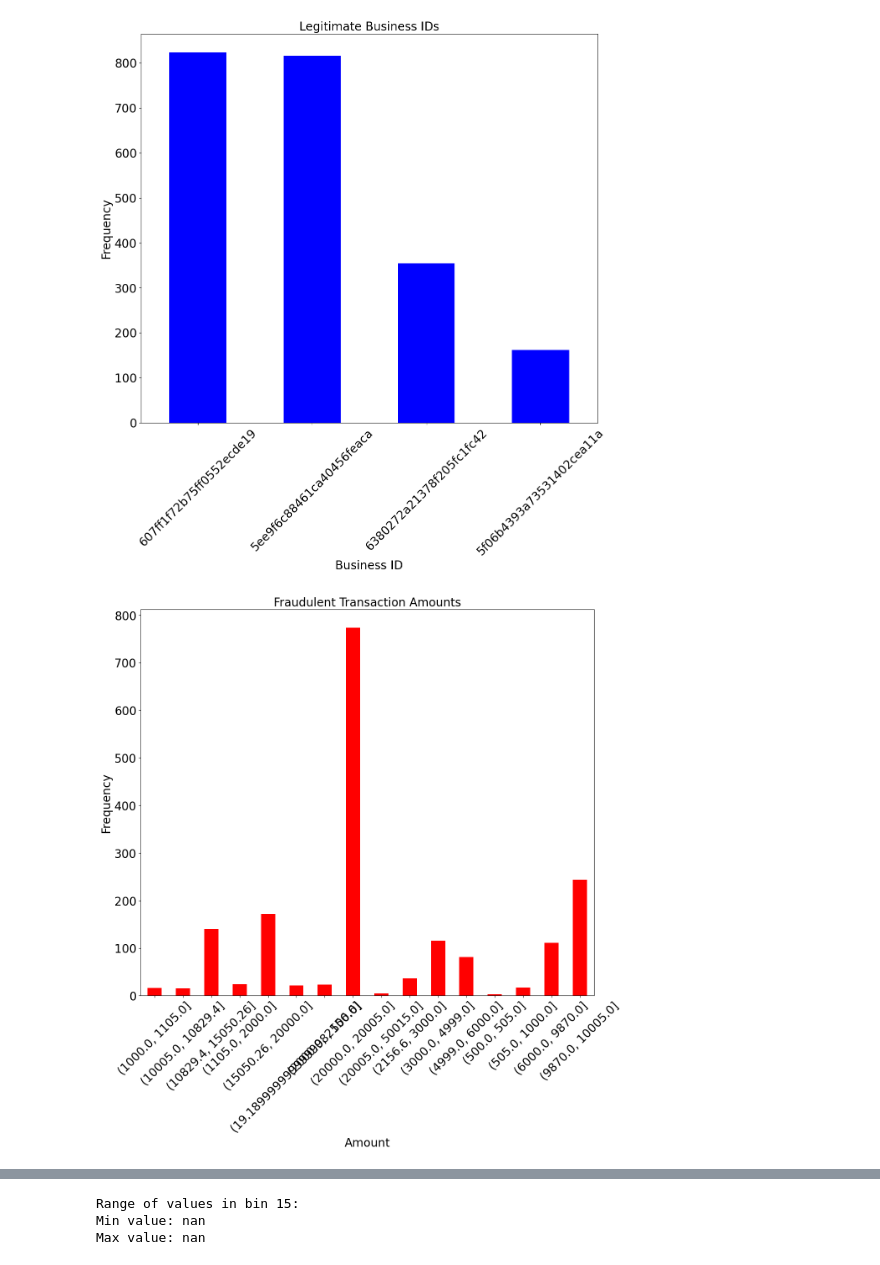
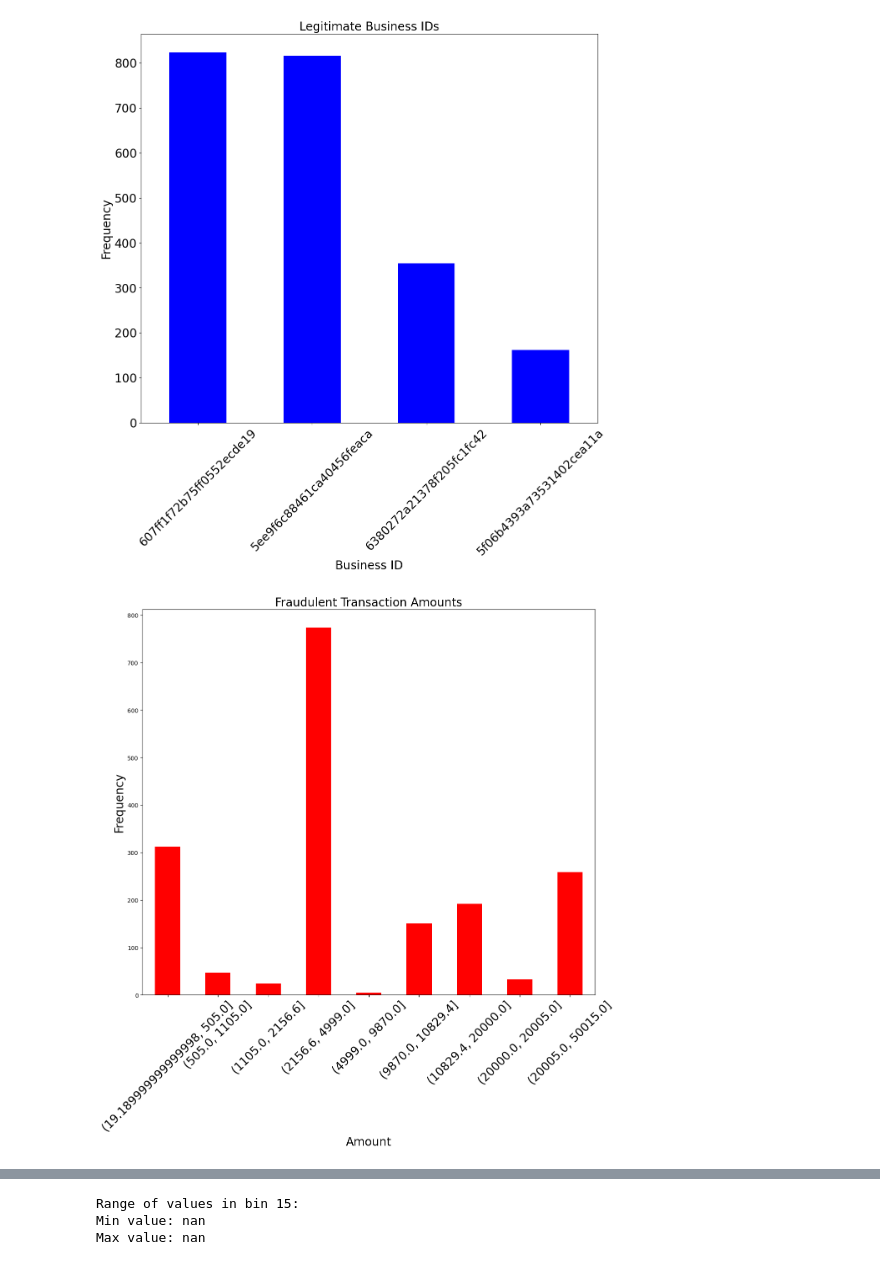
Before and after one commit to shikivaahan/graph-analysis, a Jupyter notebook: EDA.ipynb, the cells around one changed output, grey strips where cells are left out. Drawn from its saved outputs; the diff is of its cells as text; code cells hidden in the pictures.

```diff
--- a/EDA.ipynb
+++ b/EDA.ipynb
@@ -58,7 +58,7 @@ df['amount'] = pd.to_numeric(df['amount'], errors='coerce')
 df['refunded_amount'] = pd.to_numeric(df['refunded_amount'], errors='coerce')
 
 # Create the bins using pd.qcut
-bins = pd.qcut(df['amount'], 20, duplicates='drop', precision=2)
+bins = pd.qcut(df['amount'], 10, duplicates='drop', precision=2)
 
 # Assign the bin intervals to the 'amount_bins' column
 df['amount_bins'] = bins.astype(str)
@@ -212,16 +245,16 @@ plt.show()
 # %%
 # Plot the number of fraud transactions per bin
 
 plt.figure(figsize=(14, 12))
 fraud['amount_bins'].value_counts().sort_index().plot(kind='bar', title='Fraudulent Transaction Amounts', color='red')
 plt.xticks(rotation=45, fontsize=20)
-plt.yticks(fontsize=20)
+plt.xticks(range(len(bins.cat.categories)), bins.cat.categories)
 plt.ylabel('Frequency', fontsize=20)
 plt.xlabel('Amount', fontsize=20)
 plt.title('Fraudulent Transaction Amounts', fontsize=20)
 plt.show()
 # %% [output]
-[figure, old version]
+[figure, new version]
 # %%
 # Plot the number of legit transactions per bin
 
```
Also changed, not shown: parts of 6 cells of this notebook, 1 other file.
